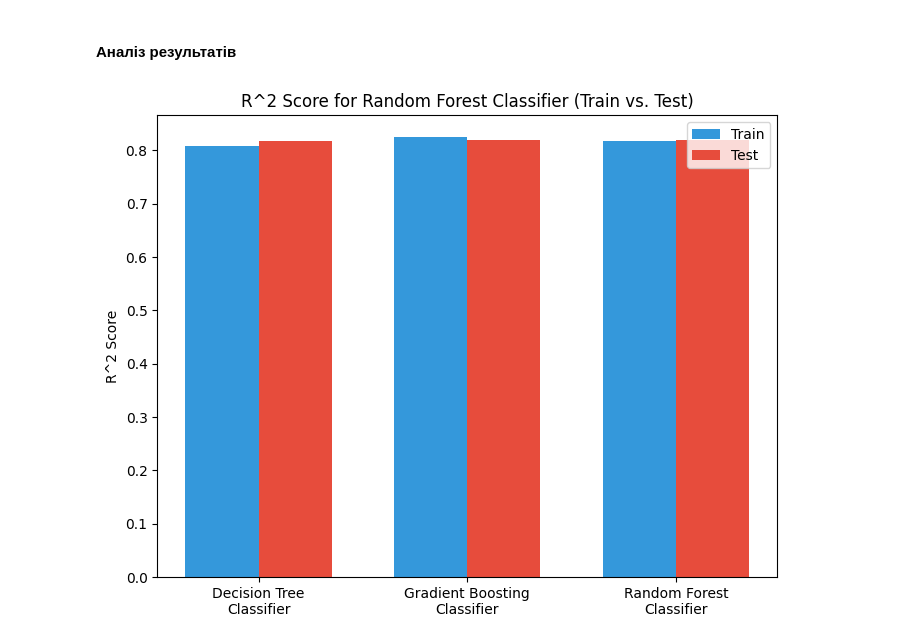
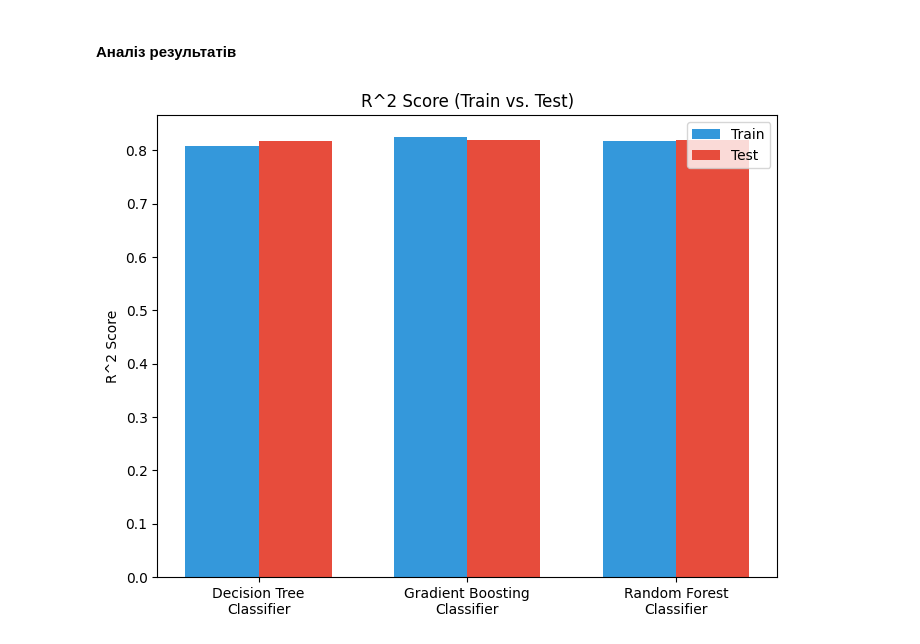
Before and after one commit to NgeNXQ/PIIS, a Jupyter notebook: 4/labwork4.ipynb, the cells around one changed output. Saved outputs shown, nothing was run; the diff lists cells and outputs as text; code cells hidden in the pictures.

```diff
--- a/4/labwork4.ipynb
+++ b/4/labwork4.ipynb
@@ -262,18 +262,18 @@ Test score: 0.81893
 # %%
 train_data = [result["R^2 Score"] for result in results if result["Type"] == "Train"]
 test_data = [result["R^2 Score"] for result in results if result["Type"] == "Test"]
 model_names = [result["Model"] for result in results if result["Type"] == "Train"]
 
 BAR_WIDTH = 0.35
 indices = np.arange(len(model_names))
 
 plt.figure(figsize = (8, 6))
 plt.bar(indices, train_data, BAR_WIDTH, label = "Train", color = "#3498db")
 plt.bar(indices + BAR_WIDTH, test_data, BAR_WIDTH, label = "Test", color = "#e74c3c")
 plt.ylabel("R^2 Score")
-plt.title("R^2 Score for Random Forest Classifier (Train vs. Test)")
+plt.title("R^2 Score (Train vs. Test)")
 plt.xticks(indices + BAR_WIDTH / 2, model_names)
 plt.legend()
 plt.show()
 # %% [output]
-[figure, old version]
+[figure, new version]
```
